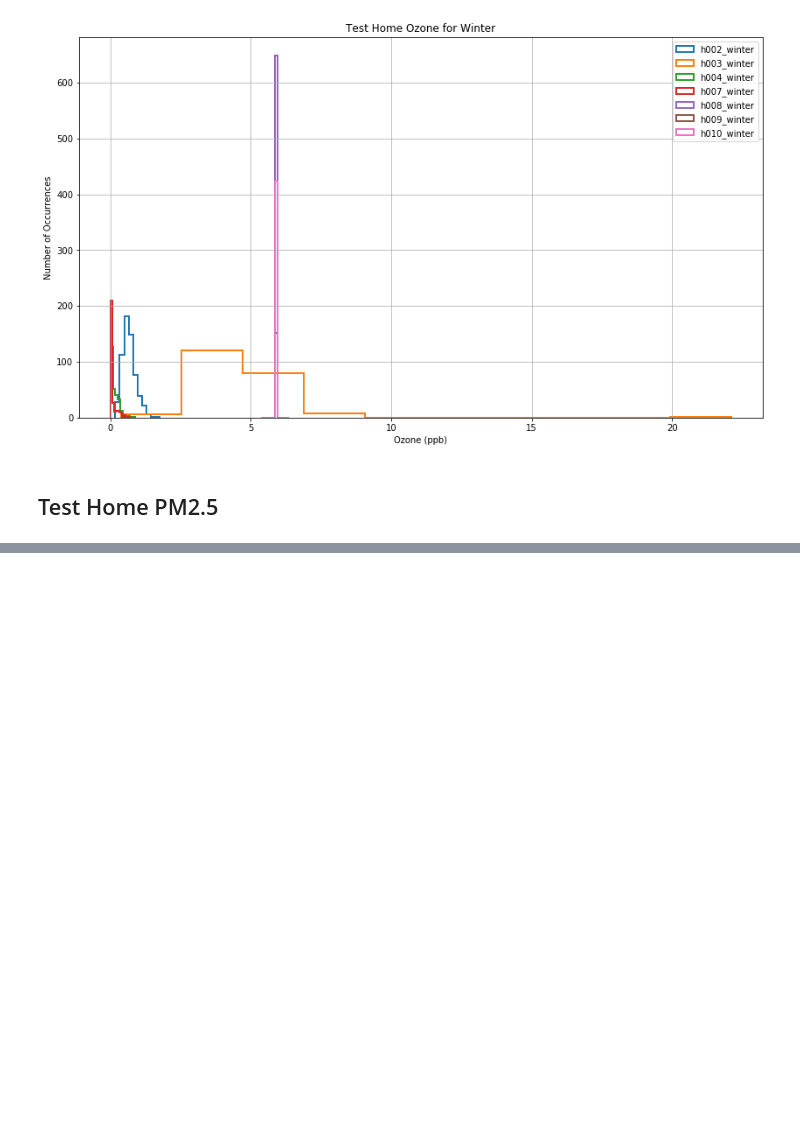
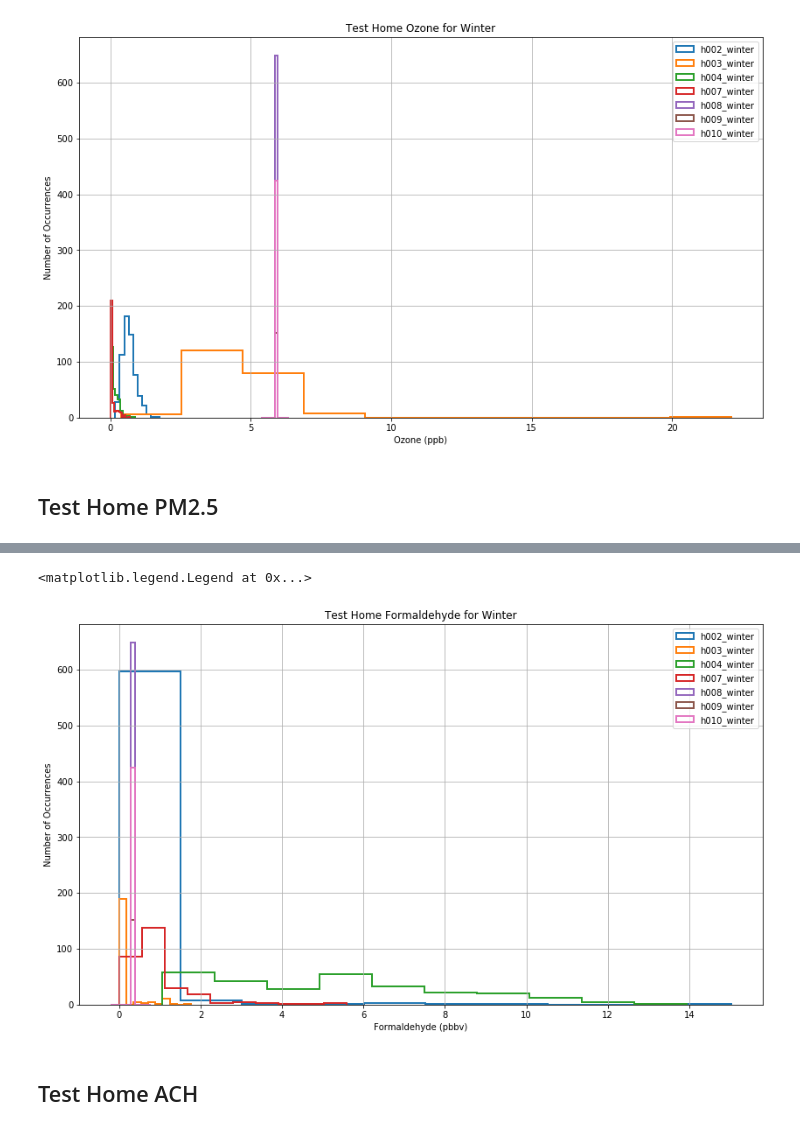
Before and after one commit to wsular/py-contam, a Jupyter notebook: python/houses/TestHomeSummary.ipynb, the cells around one changed output, grey strips where cells are left out. Cells and saved outputs as stored; diff of their text form; code cells hidden in the pictures; blank space fills up the shorter version.

```diff
--- a/python/houses/TestHomeSummary.ipynb
+++ b/python/houses/TestHomeSummary.ipynb
@@ -203,0 +234,12 @@ legend(winter, loc='best')
+# %%
+figure(figsize=(14,8))
+ch2o.loc[winter].groupby(level=0).hist(histtype='step', linewidth=2)
+xlabel('Formaldehyde (pbbv)')
+ylabel('Number of Occurrences')
+title('Test Home Formaldehyde for Winter')
+legend(winter, loc='best')
+# %% [output]
+<matplotlib.legend.Legend at 0x...>
+[figure, added]
+# %% [markdown]
+## Test Home ACH
```
Also changed, not shown: parts of 9 cells of this notebook.
